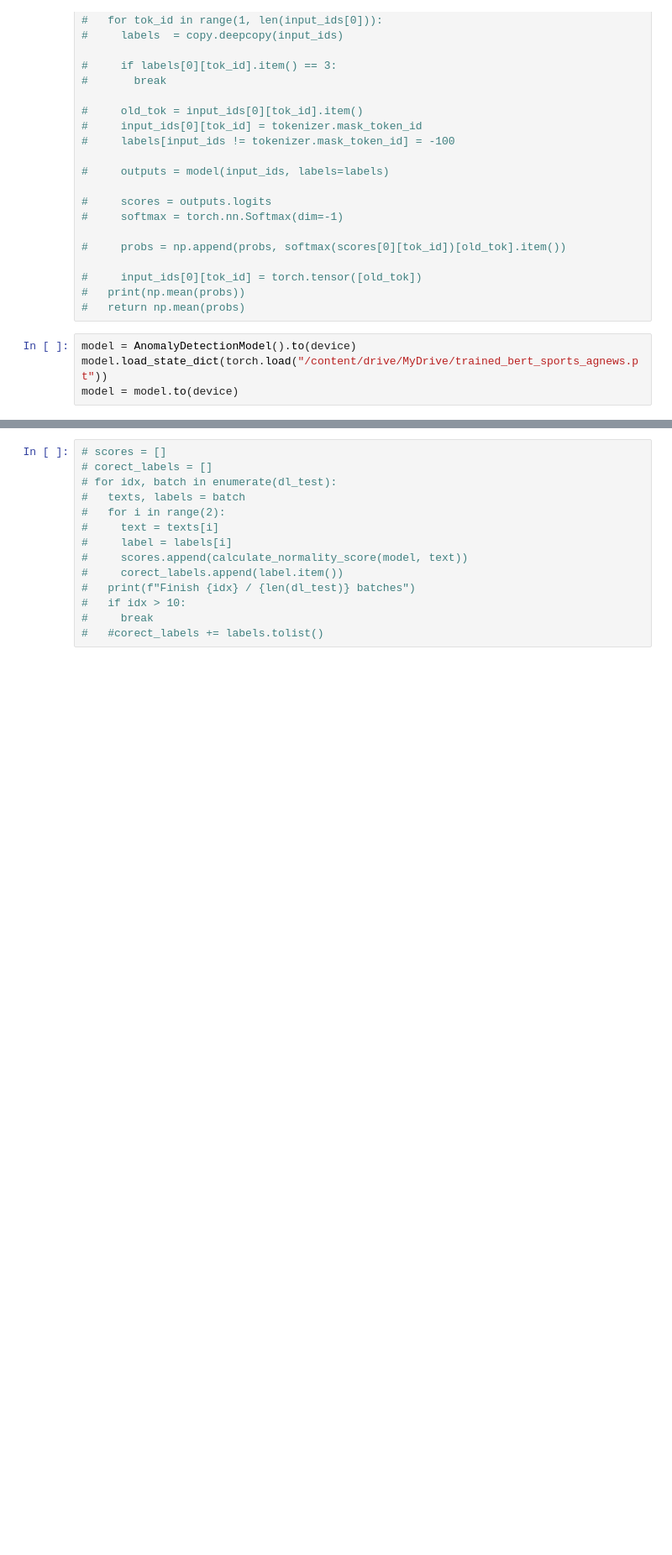
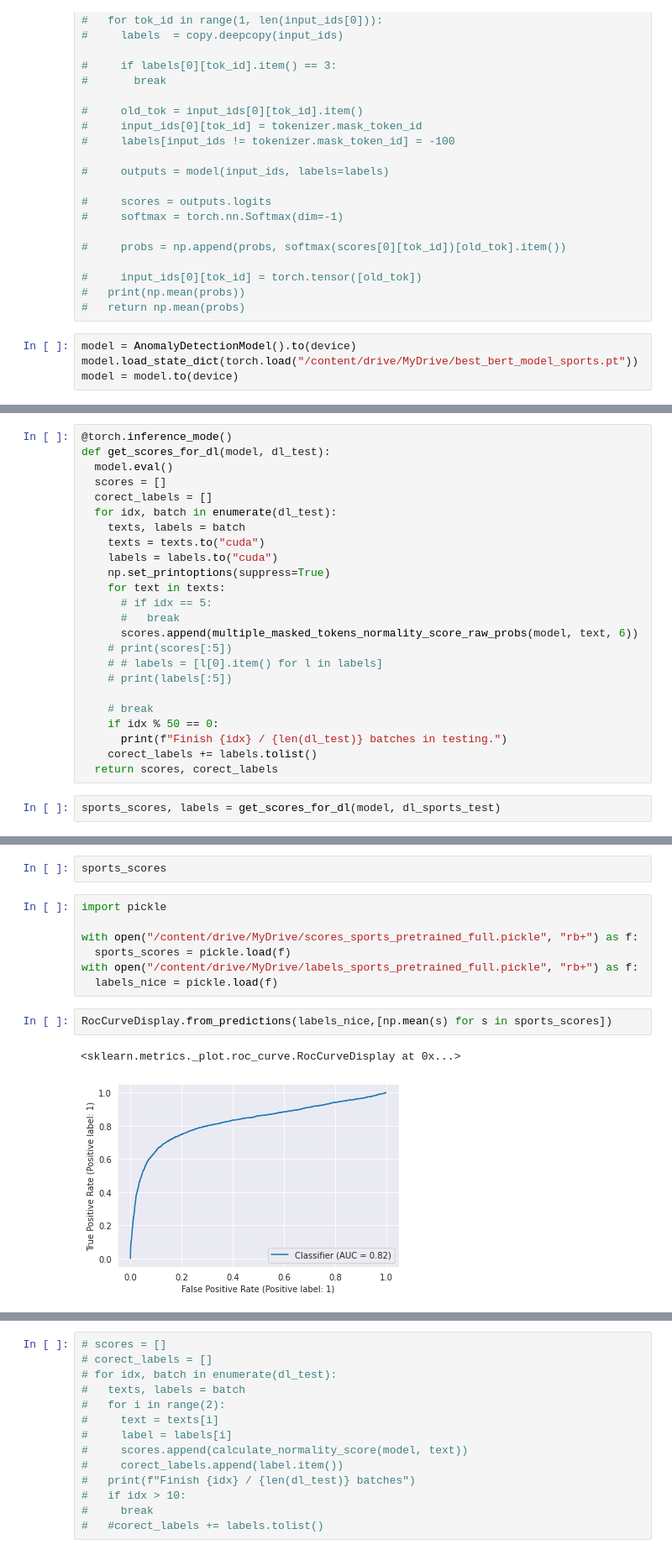
Before and after one commit to dragosconst/Anomaly-Detection, a Jupyter notebook: Anomaly_Detection.ipynb, the cells around one changed output, grey strips where cells are left out. Shown at 84% size. Drawn from its saved outputs; the diff is of its cells as text; blank space fills up the shorter version.

Commit message:
graphs

```diff
--- a/Anomaly_Detection.ipynb
+++ b/Anomaly_Detection.ipynb
@@ -540,5 +541,5 @@ KeyboardInterrupt: ignored
 #   return np.mean(probs)
 # %%
 model = AnomalyDetectionModel().to(device)
-model.load_state_dict(torch.load("/content/drive/MyDrive/trained_bert_sports_agnews.pt"))
+model.load_state_dict(torch.load("/content/drive/MyDrive/best_bert_model_sports.pt"))
 model = model.to(device)
@@ -544,0 +579,26 @@ model = model.to(device)
+# %%
+@torch.inference_mode()
+def get_scores_for_dl(model, dl_test):
+  model.eval()
+  scores = []
+  corect_labels = []
+  for idx, batch in enumerate(dl_test):
+    texts, labels = batch
+    texts = texts.to("cuda")
+    labels = labels.to("cuda")
+    np.set_printoptions(suppress=True)
+    for text in texts:
+      # if idx == 5:
+      #   break
+      scores.append(multiple_masked_tokens_normality_score_raw_probs(model, text, 6))
+    # print(scores[:5])
+    # # labels = [l[0].item() for l in labels]
+    # print(labels[:5])
+
+    # break
+    if idx % 50 == 0:
+      print(f"Finish {idx} / {len(dl_test)} batches in testing.")
+    corect_labels += labels.tolist()
+  return scores, corect_labels
+# %%
+sports_scores, labels = get_scores_for_dl(model, dl_sports_test)
@@ -544,0 +614,14 @@ model = model.to(device)
+# %%
+sports_scores
+# %%
+import pickle
+
+with open("/content/drive/MyDrive/scores_sports_pretrained_full.pickle", "rb+") as f:
+  sports_scores = pickle.load(f)
+with open("/content/drive/MyDrive/labels_sports_pretrained_full.pickle", "rb+") as f:
+  labels_nice = pickle.load(f)
+# %%
+RocCurveDisplay.from_predictions(labels_nice,[np.mean(s) for s in sports_scores])
+# %% [output]
+<sklearn.metrics._plot.roc_curve.RocCurveDisplay at 0x...>
+[figure, added]
```
Also changed, not shown: parts of 22 cells of this notebook.
